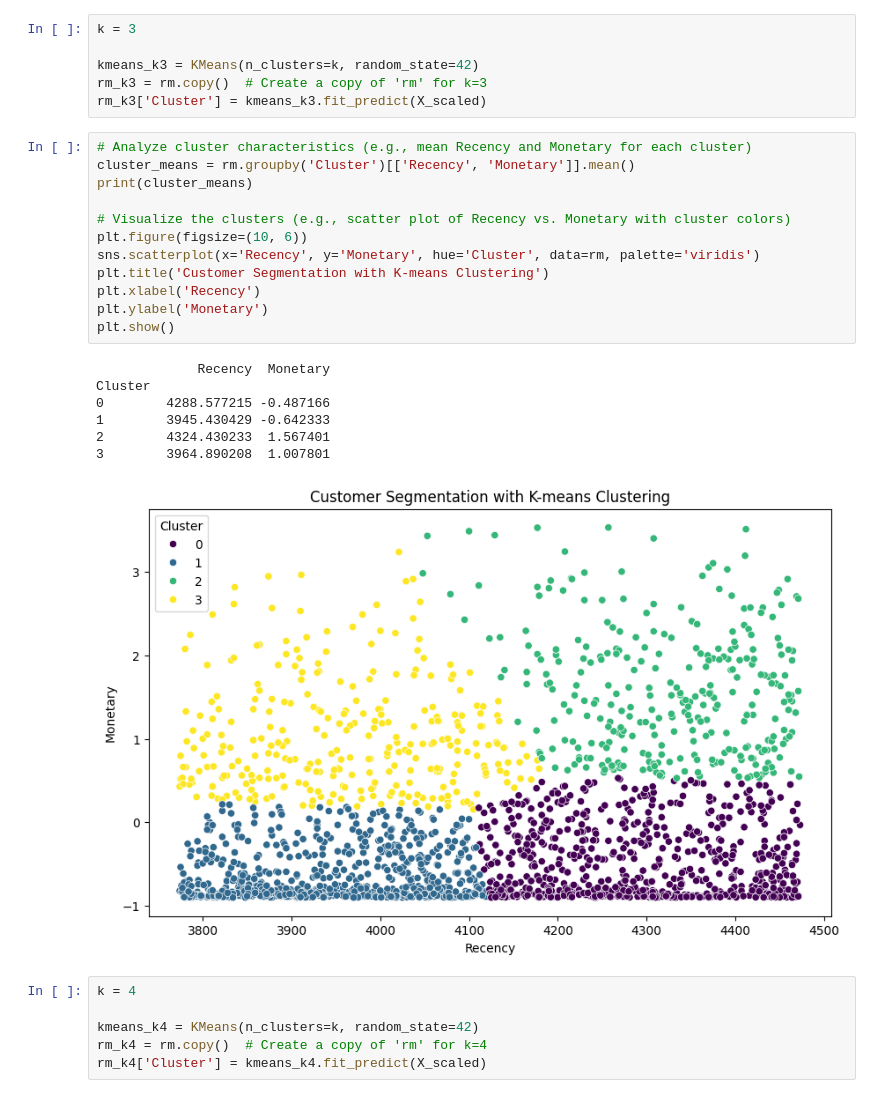
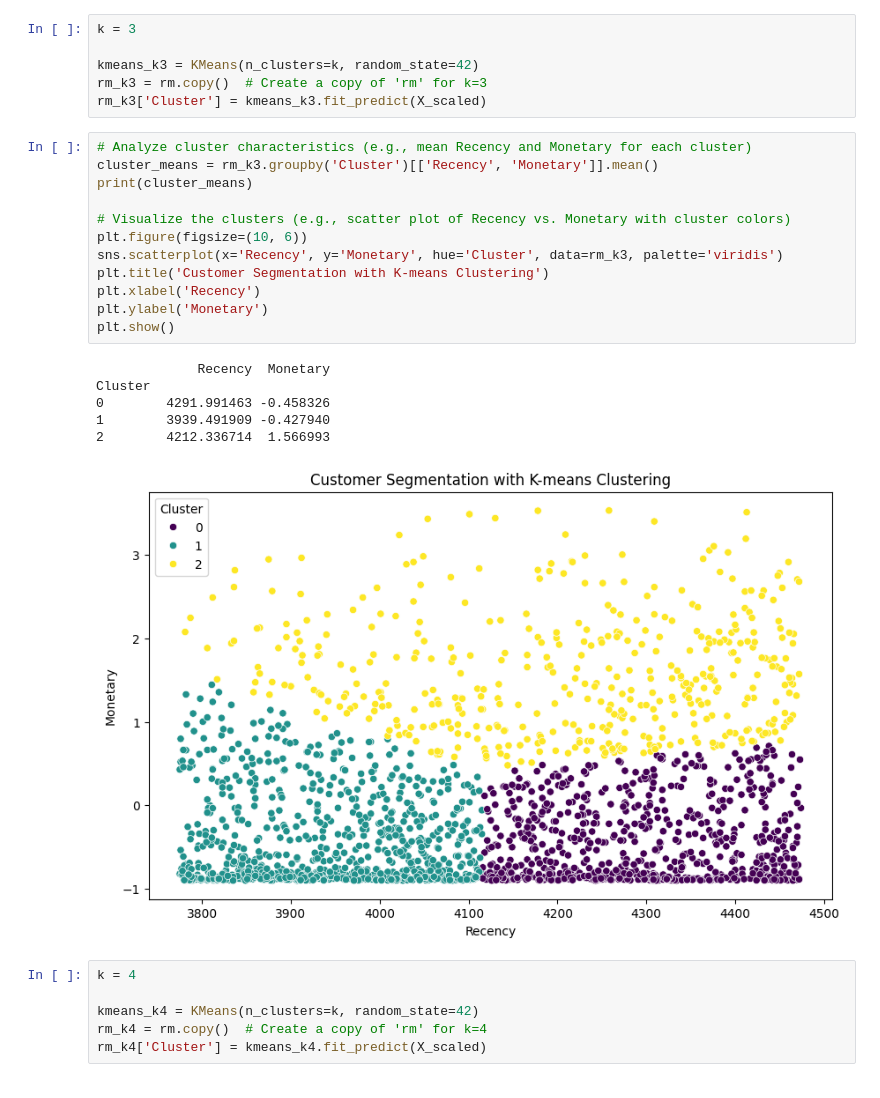
Before and after one commit to ghassantaleb/loyalty-landscape-analysis, a Jupyter notebook: loyalty_landscape_analysis.ipynb, the cells around one changed output. Drawn from its saved outputs; the diff is of its cells as text.

```diff
--- a/loyalty_landscape_analysis.ipynb
+++ b/loyalty_landscape_analysis.ipynb
@@ -221,24 +221,23 @@ rm_k3 = rm.copy()  # Create a copy of 'rm' for k=3
 rm_k3['Cluster'] = kmeans_k3.fit_predict(X_scaled)
 # %%
 # Analyze cluster characteristics (e.g., mean Recency and Monetary for each cluster)
-cluster_means = rm.groupby('Cluster')[['Recency', 'Monetary']].mean()
+cluster_means = rm_k3.groupby('Cluster')[['Recency', 'Monetary']].mean()
 print(cluster_means)
 
 # Visualize the clusters (e.g., scatter plot of Recency vs. Monetary with cluster colors)
 plt.figure(figsize=(10, 6))
-sns.scatterplot(x='Recency', y='Monetary', hue='Cluster', data=rm, palette='viridis')
+sns.scatterplot(x='Recency', y='Monetary', hue='Cluster', data=rm_k3, palette='viridis')
 plt.title('Customer Segmentation with K-means Clustering')
 plt.xlabel('Recency')
 plt.ylabel('Monetary')
 plt.show()
 # %% [output]
              Recency  Monetary
 Cluster
-0        4288.577215 -0.487166
-1        3945.430429 -0.642333
-2        4324.430233  1.567401
-3        3964.890208  1.007801
+0        4291.991463 -0.458326
+1        3939.491909 -0.427940
+2        4212.336714  1.566993
-[figure, old version]
+[figure, new version]
 # %%
 k = 4
 
```
Also changed, not shown: parts of 29 cells of this notebook.
